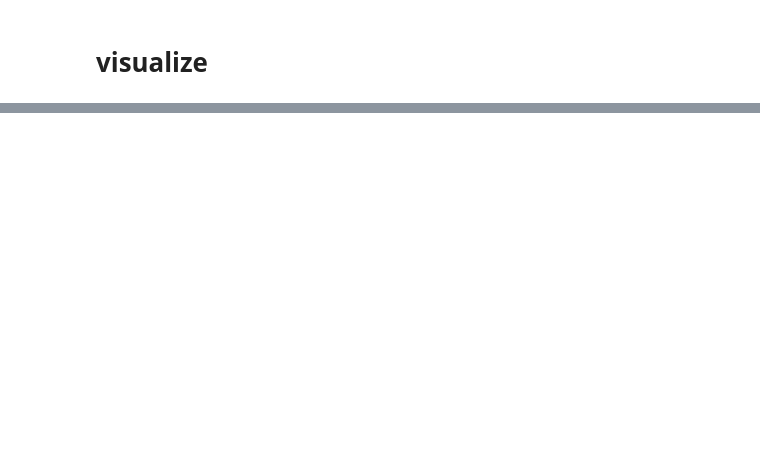
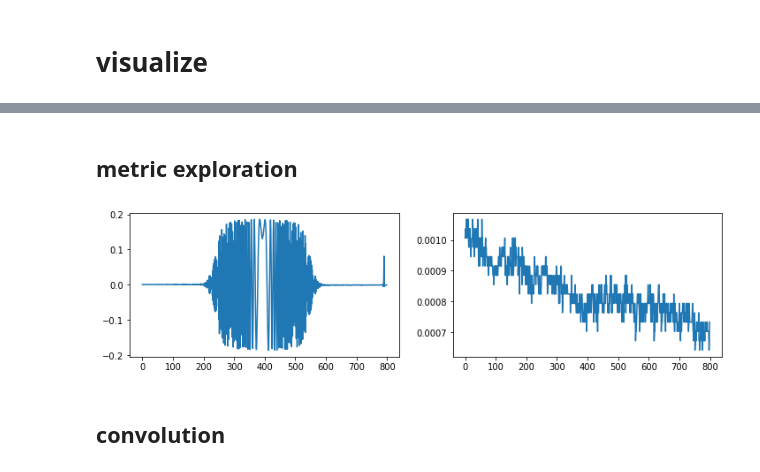
Before and after one commit to tjbergst/lorapy, a Jupyter notebook: lorapy-symbol-viewer.ipynb, the cells around one changed output, grey strips where cells are left out. Saved outputs shown, nothing was run; the diff lists cells and outputs as text; code cells hidden in the pictures; blank space fills up the shorter version.

```diff
--- a/lorapy-symbol-viewer.ipynb
+++ b/lorapy-symbol-viewer.ipynb
@@ -307,0 +338,22 @@ for epoch in range(1, symbols.num_symbols // 50):
+# %%
+bad_symbols = np.vstack([
+    filtered_symbols[15],
+    filtered_symbols[16],
+    filtered_symbols[20],
+    filtered_symbols[99],
+    filtered_symbols[100],
+    filtered_symbols[101],
+    filtered_symbols[110],
+    filtered_symbols[111],
+])
+
+good_symbols = np.vstack([
+    filtered_symbols[0],
+    filtered_symbols[5],
+    filtered_symbols[8],
+    filtered_symbols[71],
+    filtered_symbols[1],
+    filtered_symbols[3],
+    filtered_symbols[29],
+    filtered_symbols[30],
+])
@@ -307,0 +401,12 @@ for epoch in range(1, symbols.num_symbols // 50):
+# %% [markdown]
+## metric exploration
+# %%
+fig, ax = plt.subplots(1, 2, figsize=(12, 3))
+with warnings.catch_warnings():
+    warnings.simplefilter("ignore")
+    ax[0].plot(good_symbols[0])
+    ax[1].plot(bad_symbols[1])
+# %% [output]
+[figure, added]
+# %% [markdown]
+## convolution
```
Also changed, not shown: parts of 50 cells of this notebook.
